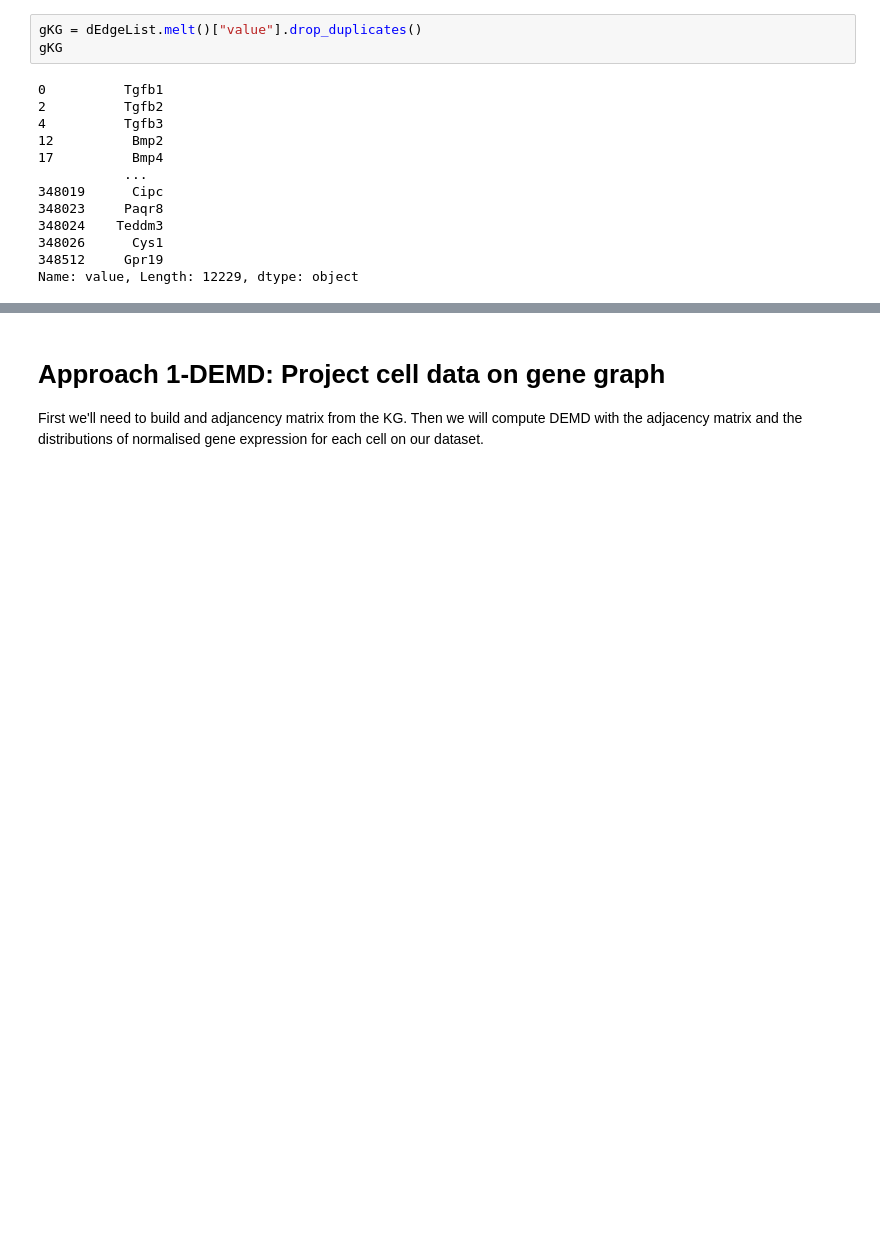
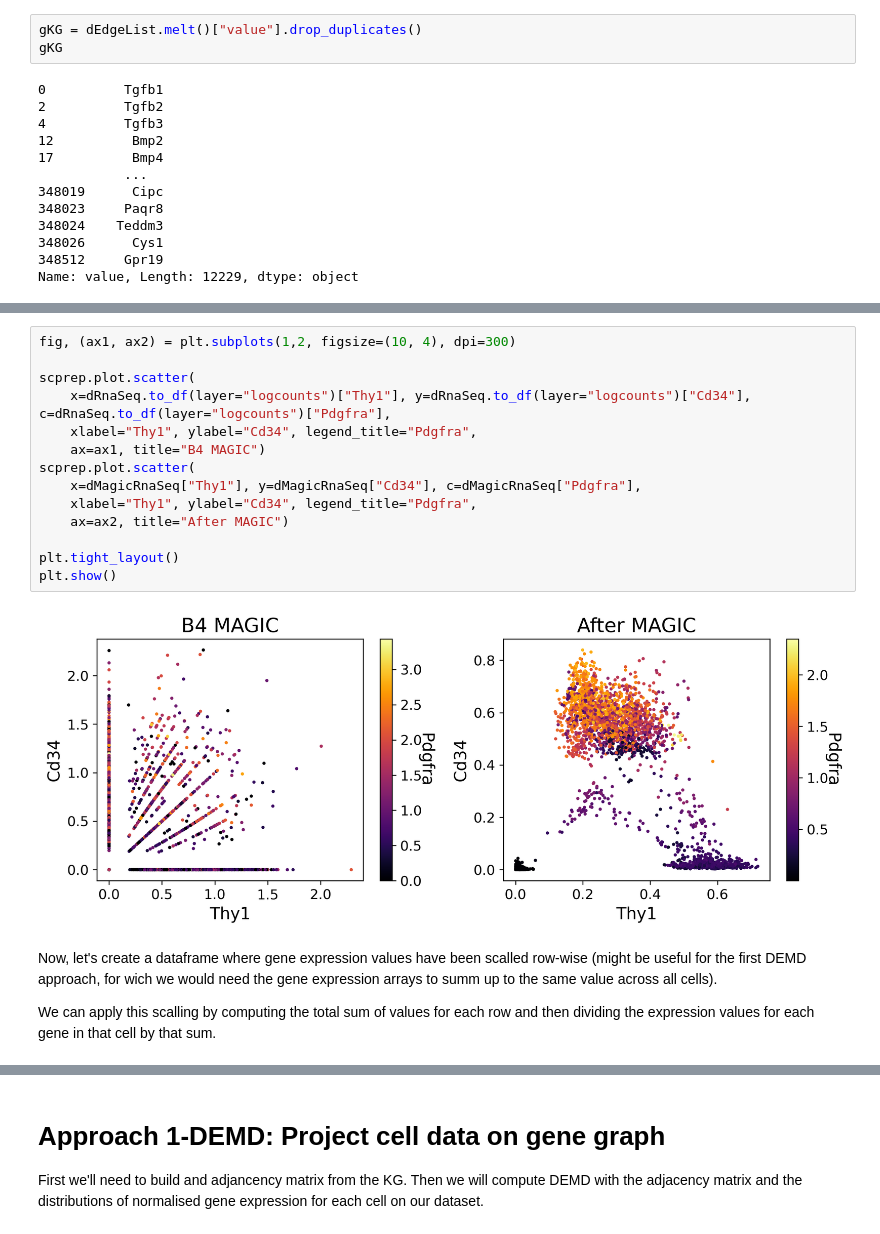
Before and after one commit to FerranC96/sKG4cellCommns, a Jupyter notebook: twoSEQ.ipynb, the cells around one changed output, grey strips where cells are left out. Saved outputs shown, nothing was run; the diff lists cells and outputs as text; blank space fills up the shorter version.

```diff
--- a/twoSEQ.ipynb
+++ b/twoSEQ.ipynb
@@ -196,0 +326,20 @@ Name: value, Length: 12229, dtype: object
+# %%
+fig, (ax1, ax2) = plt.subplots(1,2, figsize=(10, 4), dpi=300)
+
+scprep.plot.scatter(
+    x=dRnaSeq.to_df(layer="logcounts")["Thy1"], y=dRnaSeq.to_df(layer="logcounts")["Cd34"], c=dRnaSeq.to_df(layer="logcounts")["Pdgfra"],
+    xlabel="Thy1", ylabel="Cd34", legend_title="Pdgfra",
+    ax=ax1, title="B4 MAGIC")
+scprep.plot.scatter(
+    x=dMagicRnaSeq["Thy1"], y=dMagicRnaSeq["Cd34"], c=dMagicRnaSeq["Pdgfra"],
+    xlabel="Thy1", ylabel="Cd34", legend_title="Pdgfra",
+    ax=ax2, title="After MAGIC")
+
+plt.tight_layout()
+plt.show()
+# %% [output]
+[figure, added]
+# %% [markdown]
+Now, let's create a dataframe where gene expression values have been scalled row-wise (might be useful for the first DEMD approach, for wich we would need the gene expression arrays to summ up to the same value across all cells).
+
+We can apply this scalling by computing the total sum of values for each row and then dividing the expression values for each gene in that cell by that sum.
```
Also changed, not shown: parts of 23 cells of this notebook.
